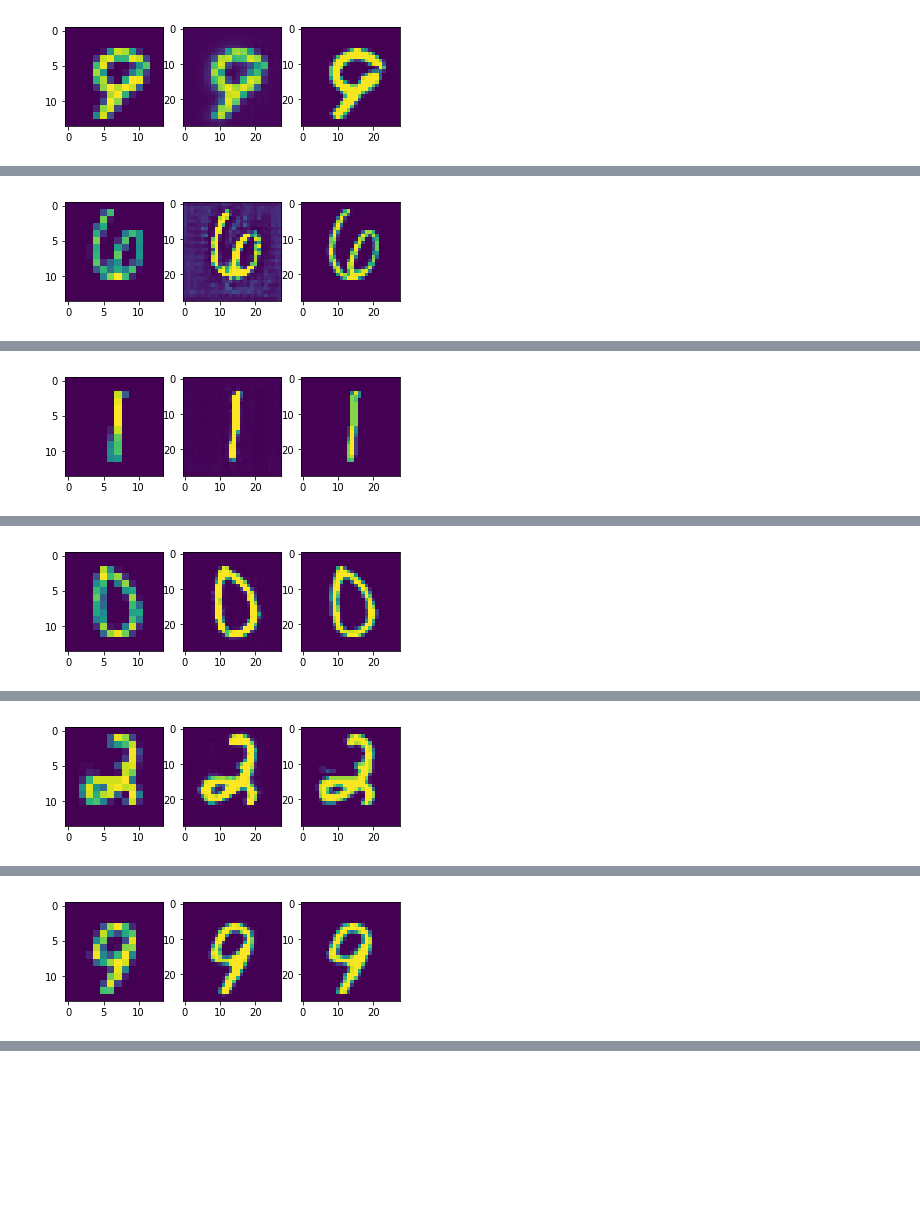
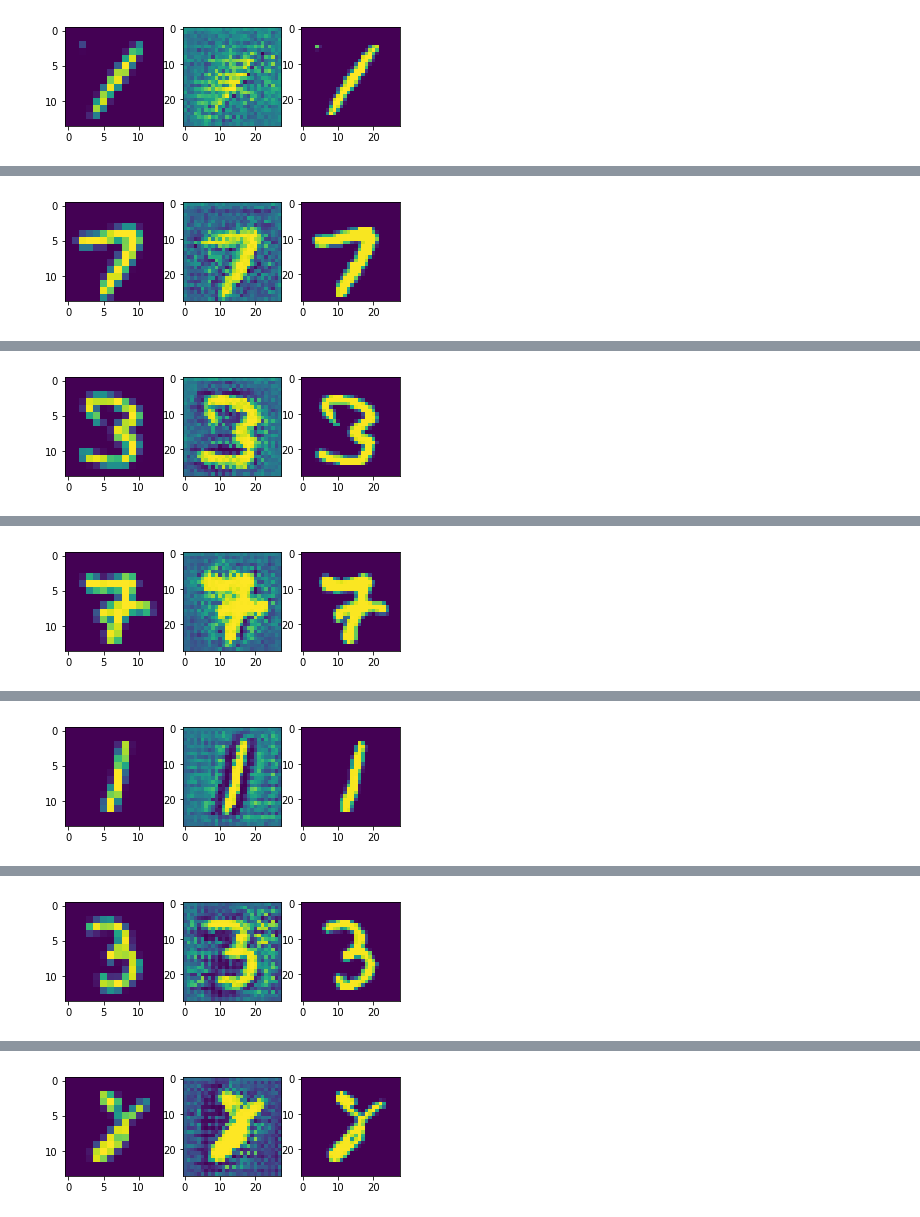
Before and after one commit to gibsonbailey/Super-Resolution-GAN, a Jupyter notebook: GAN for MNIST 14x14 to 28x28.ipynb, the cells around one changed output, grey strips where cells are left out. Cells and saved outputs as stored; diff of their text form; code cells hidden in the pictures; blank space fills up the shorter version.

Commit message:
Replaced original generator with parametrized unet constructor

```diff
--- a/GAN for MNIST 14x14 to 28x28.ipynb
+++ b/GAN for MNIST 14x14 to 28x28.ipynb
@@ -145,8 +212,13 @@ def build_discriminator():
 
     return Model(inputs=[input1, input2], outputs=model)
 # %%
+x = Input(shape=(None, None, 1))
+# Note: dimensions of x should probably be divisible by 2**{num_layers}
+
+# generator = build_generator()
+generator = build_upscaler(x) # Use default parameters
+
 optimizer = Adam(0.001, 0.5)
-generator = build_generator() # Build U-net
 generator.compile(loss='binary_crossentropy', optimizer=optimizer)
 
 optimizer1 = Adam(0.0002, 0.5)
@@ -156,19 +228,18 @@ discriminator.compile(loss='binary_crossentropy', optimizer=optimizer1, metrics=
 discriminator.trainable = False
 
 # The generator takes noise as input and generated imgs
-z = Input(shape=(None, None, 1))
-img = generator(z)
+img = generator(x) # Calling the model on y (the upscaled input)
 
 # The discriminator takes two arguments:
 #     1) the original image, and
 #     2) the output of the generator (which should be a
 #        realistically upsampled version of the original)
-valid = discriminator([z, img])
+valid = discriminator([x, img])
 
 # The combined model  (stacked generator and discriminator) takes
 # low-res image as input and returns an upsampled image from the generator and a
 # validity score given by the discriminator
-combined = Model(z, [valid, img])
+combined = Model(x, [valid, img])
 combined.compile(loss=['binary_crossentropy', 'mean_absolute_error'], optimizer=optimizer, metrics = ['accuracy'])
 
 # Note that the combined model was compiled *after* freezing the discriminator's weights
@@ -191,7 +262,7 @@ Non-trainable params: 1,825,827
 __________________________________________________________________________________________________
 # %%
-epochs = 1000
-batch_size = 100
+epochs = 100
+batch_size = 50
 half_batch = int(batch_size/2)
 def reduce_resolution(ims):
     O, M, N, P = ims.shape
@@ -251,7 +322,7 @@ for epoch in range(epochs):
     # Train the generator
     g_loss = combined.train_on_batch(noise2, [valid_y, X_train[idx2]])
 
-    if epoch % 100 == 0:
+    if epoch % 10 == 0:
         # Plot the progress
         print ("%d [D loss: %f, acc.: %.2f%%] [G loss: %f]" % (epoch, d_loss[0], 100*d_loss[1], g_loss[0]))
         fig, ax = plt.subplots(1, 3)
@@ -264 +335 @@ for epoch in range(epochs):
-[figure, old version]
+[figure, new version]
@@ -266 +337 @@ for epoch in range(epochs):
-[figure, old version]
+[figure, new version]
@@ -268 +339 @@ for epoch in range(epochs):
-[figure, old version]
+[figure, new version]
@@ -270 +341 @@ for epoch in range(epochs):
-[figure, old version]
+[figure, new version]
@@ -272 +343 @@ for epoch in range(epochs):
-[figure, old version]
+[figure, new version]
@@ -274 +345 @@ for epoch in range(epochs):
-[figure, old version]
+[figure, new version]
@@ -276,3 +347,4 @@ for epoch in range(epochs):
+[figure, added]
 # %%
 generator.save('./models/generator_mnist.h5')
 discriminator.save('./models/discriminator_mnist.h5')
```
Also changed, not shown: parts of 5 cells of this notebook.
